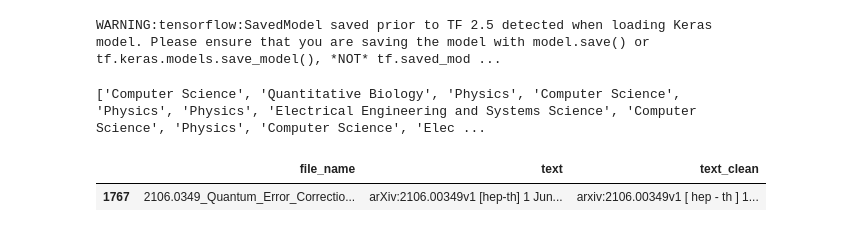
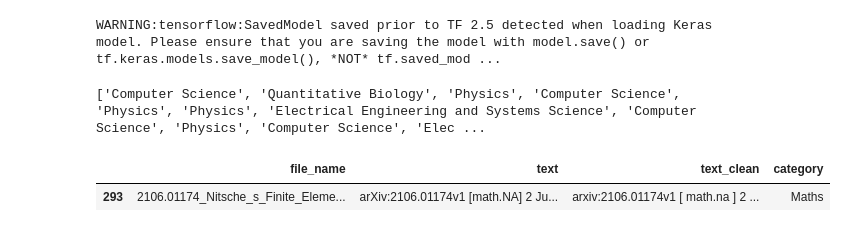
Before and after one commit to alb3rrt/tfm_unir_afernandez_V1, a Jupyter notebook: ArxiV_Search_Engine_BERT.ipynb, the cells around one changed output. Saved outputs shown, nothing was run; the diff lists cells and outputs as text; code cells hidden in the pictures.

```diff
--- a/ArxiV_Search_Engine_BERT.ipynb
+++ b/ArxiV_Search_Engine_BERT.ipynb
@@ -106,7 +166,7 @@ with open(r"/content/drive/MyDrive/TFM/Albert/tokenizer.pickle", "rb") as input_
 # %% [output]
 WARNING:tensorflow:SavedModel saved prior to TF 2.5 detected when loading Keras model. Please ensure that you are saving the model with model.save() or tf.keras.models.save_model(), *NOT* tf.saved_mod ...
 # %%
-results=token.inverse_transform(model.predict_classes(df['text_clean']))
+results=token.inverse_transform(np.argmax(model.predict(df['text_clean']), axis=-1))
 # %%
 rev_subs = { v:k for v,k in category_map.items()}
 results=[rev_subs.get(item,item)  for item in results]
@@ -114,12 +174,13 @@ print (results)
 # %% [output]
 ['Computer Science', 'Quantitative Biology', 'Physics', 'Computer Science', 'Physics', 'Physics', 'Electrical Engineering and Systems Science', 'Computer Science', 'Physics', 'Computer Science', 'Elec ...
 # %%
-#df['category']=results
-df[df['file_name']=='2106.0349_Quantum_Error_Correction_and_Holographic_Information_from_Bilocal_Holography.pdf.txt']
+df['category']=results
+df[df['file_name']=='2106.01174_Nitsche_s_Finite_Element_Method_for_Model_Coupling_in_Elasticity.pdf.txt']
+
 #df['file_name'].unique()
 # %% [output]
-|  | file_name | text | text_clean |
-| 1767 | 2106.0349_Quantum_Error_Correctio... | arXiv:2106.00349v1 [hep-th] 1 Jun... | arxiv:2106.00349v1 [ hep - th ] 1... |
+|  | file_name | text | text_clean | category |
+| 293 | 2106.01174_Nitsche_s_Finite_Eleme... | arXiv:2106.01174v1 [math.NA] 2 Ju... | arxiv:2106.01174v1 [ math.na ] 2 ... | Maths |
 # %%
 !pip install sentence_transformers
 from sentence_transformers import SentenceTransformer
```
Also changed, not shown: parts of 11 cells of this notebook.
